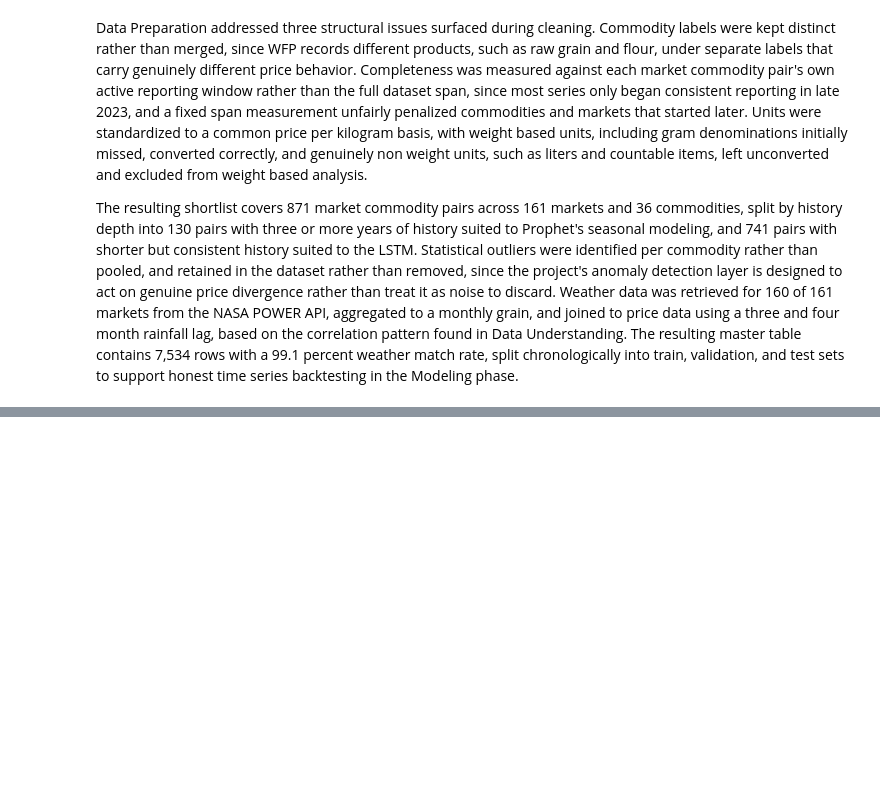
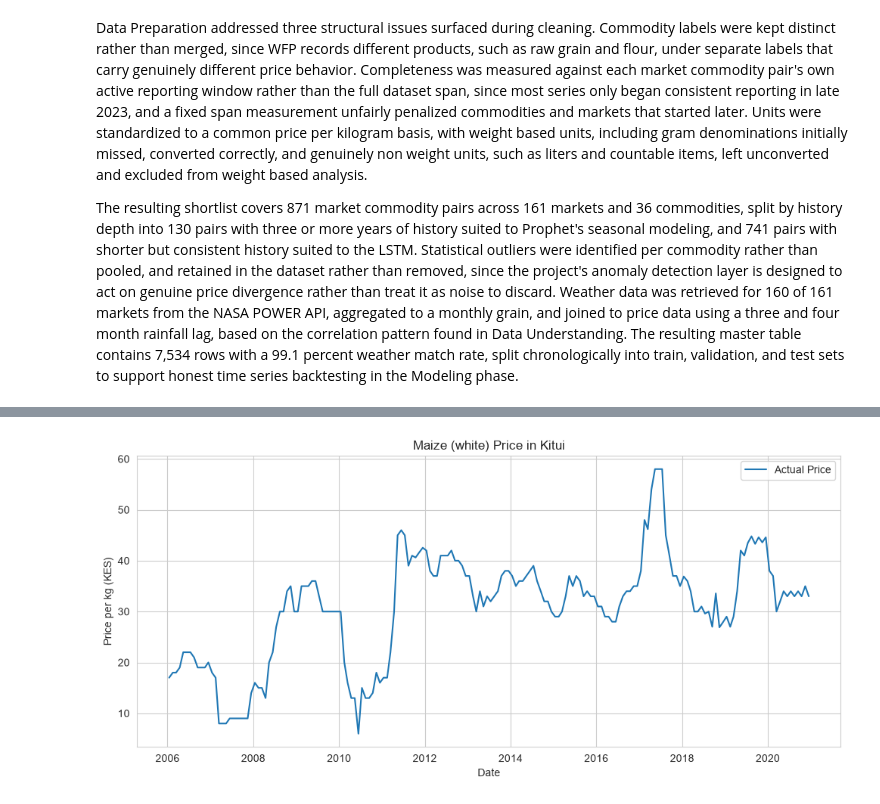
Before and after one commit to kevinkiplangat432/Predictive-Time-Series-Pipeline-using-a-Dual-Input-LSTM-and-Geospatial-Mapping, a Jupyter notebook: kenyan_prices_food.ipynb, the cells around one changed output, grey strips where cells are left out. Saved outputs shown, nothing was run; the diff lists cells and outputs as text; code cells hidden in the pictures; blank space fills up the shorter version.

```diff
--- a/kenyan_prices_food.ipynb
+++ b/kenyan_prices_food.ipynb
@@ -996,0 +1200,17 @@ The resulting shortlist covers 871 market commodity pairs across 161 markets and
+# %%
+# Plot the historical price series
+plt.figure(figsize=(12, 5))
+plt.plot(
+    series["date"],
+    series["price_per_kg"],
+    label="Actual Price"
+)
+plt.title(
+    f"{SELECTED_COMMODITY} Price in {SELECTED_MARKET}"
+)
+plt.xlabel("Date")
+plt.ylabel("Price per kg (KES)")
+plt.legend()
+plt.show()
+# %% [output]
+[figure, added]
```
Also changed, not shown: parts of 43 cells of this notebook.
